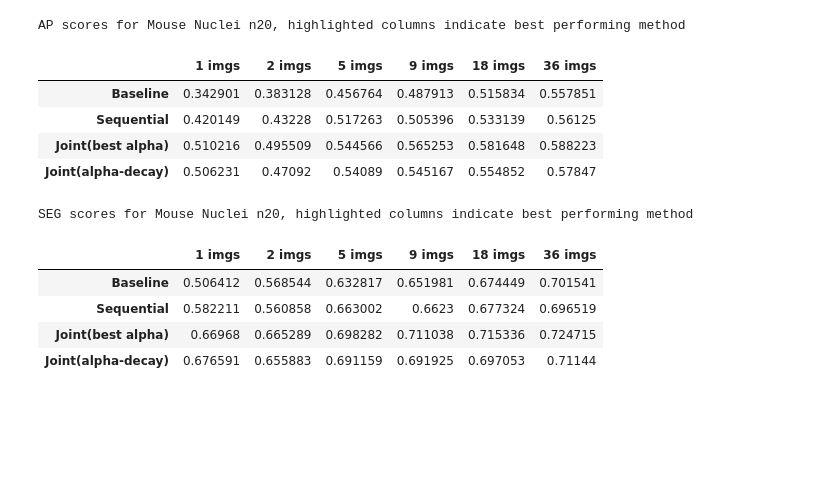
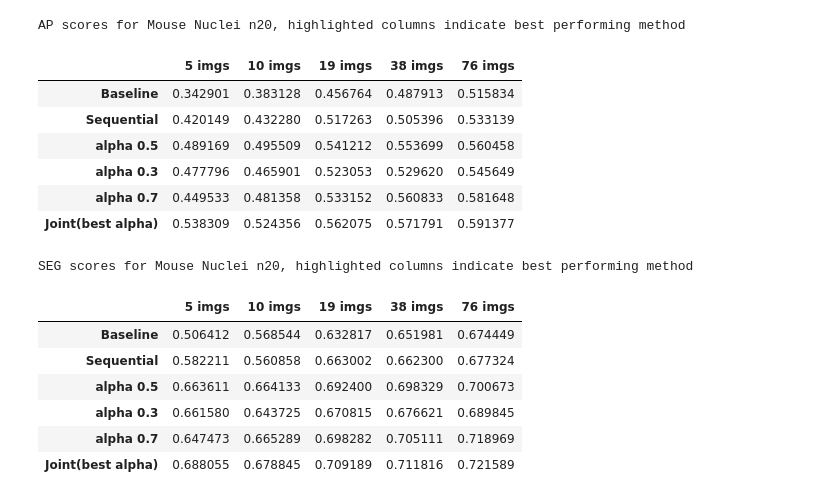
Before and after one commit to juglab/DenoiSeg, a Jupyter notebook: tables/Table_Mouse.ipynb, the cells around one changed output. Saved outputs shown, nothing was run; the diff lists cells and outputs as text; code cells hidden in the pictures; blank space fills up the shorter version.

```diff
--- a/tables/Table_Mouse.ipynb
+++ b/tables/Table_Mouse.ipynb
@@ -81,0 +57,12 @@ def get_joint_constant_alpha_test_results(pre, best_alphas, exp, measure, runs,
+# %%
+joint_alpha0_5_mouse_n0_AP = read_Noise2Seg_results('alpha0.5', 'nmouse_n0', measure='AP', runs=[1,2,3,4,5],
+                           fractions=[0.125, 0.25, 0.5, 1.0, 2.0], score_type='',
+                           path_str='/home/prakash/Desktop/fileserver_Noise2Seg/experiments/{}_{}_run{}/fraction_{}/{}scores.csv')
+
+joint_alpha0_5_mouse_n10_AP = read_Noise2Seg_results('alpha0.5', 'nmouse_n10', measure='AP', runs=[1,2,3,4,5],
+                           fractions=[0.125, 0.25, 0.5, 1.0, 2.0], score_type='',
+                           path_str='/home/prakash/Desktop/fileserver_Noise2Seg/experiments/{}_{}_run{}/fraction_{}/{}scores.csv')
+
+joint_alpha0_5_mouse_n20_AP = read_Noise2Seg_results('alpha0.5', 'nmouse_n20', measure='AP', runs=[1,2,3,4,5],
+                           fractions=[0.125, 0.25, 0.5, 1.0, 2.0], score_type='',
+                           path_str='/home/prakash/Desktop/fileserver_Noise2Seg/experiments/{}_{}_run{}/fraction_{}/{}scores.csv')
@@ -81,0 +81,12 @@ def get_joint_constant_alpha_test_results(pre, best_alphas, exp, measure, runs,
+# %%
+joint_alpha0_3_mouse_n0_AP = read_Noise2Seg_results('alpha0.3', 'nmouse_n0', measure='AP', runs=[1,2,3,4,5],
+                           fractions=[0.125, 0.25, 0.5, 1.0, 2.0], score_type='',
+                           path_str='/home/prakash/Desktop/fileserver_Noise2Seg/experiments/{}_{}_run{}/fraction_{}/{}scores.csv')
+
+joint_alpha0_3_mouse_n10_AP = read_Noise2Seg_results('alpha0.3', 'nmouse_n10', measure='AP', runs=[1,2,3,4,5],
+                           fractions=[0.125, 0.25, 0.5, 1.0, 2.0], score_type='',
+                           path_str='/home/prakash/Desktop/fileserver_Noise2Seg/experiments/{}_{}_run{}/fraction_{}/{}scores.csv')
+
+joint_alpha0_3_mouse_n20_AP = read_Noise2Seg_results('alpha0.3', 'nmouse_n20', measure='AP', runs=[1,2,3,4,5],
+                           fractions=[0.125, 0.25, 0.5, 1.0, 2.0], score_type='',
+                           path_str='/home/prakash/Desktop/fileserver_Noise2Seg/experiments/{}_{}_run{}/fraction_{}/{}scores.csv')
@@ -81,0 +105,12 @@ def get_joint_constant_alpha_test_results(pre, best_alphas, exp, measure, runs,
+# %%
+joint_alpha0_7_mouse_n0_AP = read_Noise2Seg_results('alpha0.7', 'nmouse_n0', measure='AP', runs=[1,2,3,4,5],
+                           fractions=[0.125, 0.25, 0.5, 1.0, 2.0], score_type='',
+                           path_str='/home/prakash/Desktop/fileserver_Noise2Seg/experiments/{}_{}_run{}/fraction_{}/{}scores.csv')
+
+joint_alpha0_7_mouse_n10_AP = read_Noise2Seg_results('alpha0.7', 'nmouse_n10', measure='AP', runs=[1,2,3,4,5],
+                           fractions=[0.125, 0.25, 0.5, 1.0, 2.0], score_type='',
+                           path_str='/home/prakash/Desktop/fileserver_Noise2Seg/experiments/{}_{}_run{}/fraction_{}/{}scores.csv')
+
+joint_alpha0_7_mouse_n20_AP = read_Noise2Seg_results('alpha0.7', 'nmouse_n20', measure='AP', runs=[1,2,3,4,5],
+                           fractions=[0.125, 0.25, 0.5, 1.0, 2.0], score_type='',
+                           path_str='/home/prakash/Desktop/fileserver_Noise2Seg/experiments/{}_{}_run{}/fraction_{}/{}scores.csv')
@@ -288,24 +236,38 @@ SEG scores for Mouse Nuclei n10, highlighted columns indicate best performing me
 # %%
+num_images = fraction_to_abs(baseline_mouse_n20_AP[:, 0])
+num_images = [int(i) for i in num_images]
+num_images = [str(i)+' imgs' for i in num_images]
+schemes = ['Baseline', 'Sequential', 'alpha 0.5', 'alpha 0.3', 'alpha 0.7', 'Joint(best alpha)']
 scheme_scores_AP = np.array([baseline_mouse_n20_AP[:,1], sequential_mouse_n20_AP[:,1],
-                          best_joint_mouse_n20_scores_AP[0], alpha_decay_mouse_n20_AP[:,1]])
+                             joint_alpha0_5_mouse_n20_AP[:,1], joint_alpha0_3_mouse_n20_AP[:,1],
+                             joint_alpha0_7_mouse_n20_AP[:,1], bestAlpha_n20_AP[:,1]])
 df = pd.DataFrame(scheme_scores_AP,index=schemes,columns=num_images)
 df.style.set_caption('AP scores for Mouse Nuclei n20, highlighted columns indicate best performing method').highlight_max(color='lightblue').set_table_styles(styles)
 # %% [output]
 AP scores for Mouse Nuclei n20, highlighted columns indicate best performing method
-|  | 1 imgs | 2 imgs | 5 imgs | 9 imgs | 18 imgs | 36 imgs |
-| Baseline | 0.342901 | 0.383128 | 0.456764 | 0.487913 | 0.515834 | 0.557851 |
-| Sequential | 0.420149 | 0.43228 | 0.517263 | 0.505396 | 0.533139 | 0.56125 |
-| Joint(best alpha) | 0.510216 | 0.495509 | 0.544566 | 0.565253 | 0.581648 | 0.588223 |
-| Joint(alpha-decay) | 0.506231 | 0.47092 | 0.54089 | 0.545167 | 0.554852 | 0.57847 |
+|  | 5 imgs | 10 imgs | 19 imgs | 38 imgs | 76 imgs |
+| Baseline | 0.342901 | 0.383128 | 0.456764 | 0.487913 | 0.515834 |
+| Sequential | 0.420149 | 0.432280 | 0.517263 | 0.505396 | 0.533139 |
+| alpha 0.5 | 0.489169 | 0.495509 | 0.541212 | 0.553699 | 0.560458 |
+| alpha 0.3 | 0.477796 | 0.465901 | 0.523053 | 0.529620 | 0.545649 |
+| alpha 0.7 | 0.449533 | 0.481358 | 0.533152 | 0.560833 | 0.581648 |
+| Joint(best alpha) | 0.538309 | 0.524356 | 0.562075 | 0.571791 | 0.591377 |
 # %%
-scheme_scores = np.array([baseline_mouse_n20_SEG[:,1], sequential_mouse_n20_SEG[:,1],
-                          best_joint_mouse_n20_scores_SEG[0], alpha_decay_mouse_n20_SEG[:,1]])
-df = pd.DataFrame(scheme_scores,index=schemes,columns=num_images)
+num_images = fraction_to_abs(baseline_mouse_n20_SEG[:, 0])
+num_images = [int(i) for i in num_images]
+num_images = [str(i)+' imgs' for i in num_images]
+schemes = ['Baseline', 'Sequential', 'alpha 0.5', 'alpha 0.3', 'alpha 0.7', 'Joint(best alpha)']
+scheme_scores_SEG = np.array([baseline_mouse_n20_SEG[:,1], sequential_mouse_n20_SEG[:,1],
+                             joint_alpha0_5_mouse_n20_SEG[:,1], joint_alpha0_3_mouse_n20_SEG[:,1],
+                             joint_alpha0_7_mouse_n20_SEG[:,1], bestAlpha_n20_SEG[:,1]])
+df = pd.DataFrame(scheme_scores_SEG,index=schemes,columns=num_images)
 df.style.set_caption('SEG scores for Mouse Nuclei n20, highlighted columns indicate best performing method').highlight_max(color='lightblue').set_table_styles(styles)
 # %% [output]
 SEG scores for Mouse Nuclei n20, highlighted columns indicate best performing method
-|  | 1 imgs | 2 imgs | 5 imgs | 9 imgs | 18 imgs | 36 imgs |
-| Baseline | 0.506412 | 0.568544 | 0.632817 | 0.651981 | 0.674449 | 0.701541 |
-| Sequential | 0.582211 | 0.560858 | 0.663002 | 0.6623 | 0.677324 | 0.696519 |
-| Joint(best alpha) | 0.66968 | 0.665289 | 0.698282 | 0.711038 | 0.715336 | 0.724715 |
-| Joint(alpha-decay) | 0.676591 | 0.655883 | 0.691159 | 0.691925 | 0.697053 | 0.71144 |
+|  | 5 imgs | 10 imgs | 19 imgs | 38 imgs | 76 imgs |
+| Baseline | 0.506412 | 0.568544 | 0.632817 | 0.651981 | 0.674449 |
+| Sequential | 0.582211 | 0.560858 | 0.663002 | 0.662300 | 0.677324 |
+| alpha 0.5 | 0.663611 | 0.664133 | 0.692400 | 0.698329 | 0.700673 |
+| alpha 0.3 | 0.661580 | 0.643725 | 0.670815 | 0.676621 | 0.689845 |
+| alpha 0.7 | 0.647473 | 0.665289 | 0.698282 | 0.705111 | 0.718969 |
+| Joint(best alpha) | 0.688055 | 0.678845 | 0.709189 | 0.711816 | 0.721589 |
```
Also changed, not shown: parts of 21 cells of this notebook, 2 other files.
